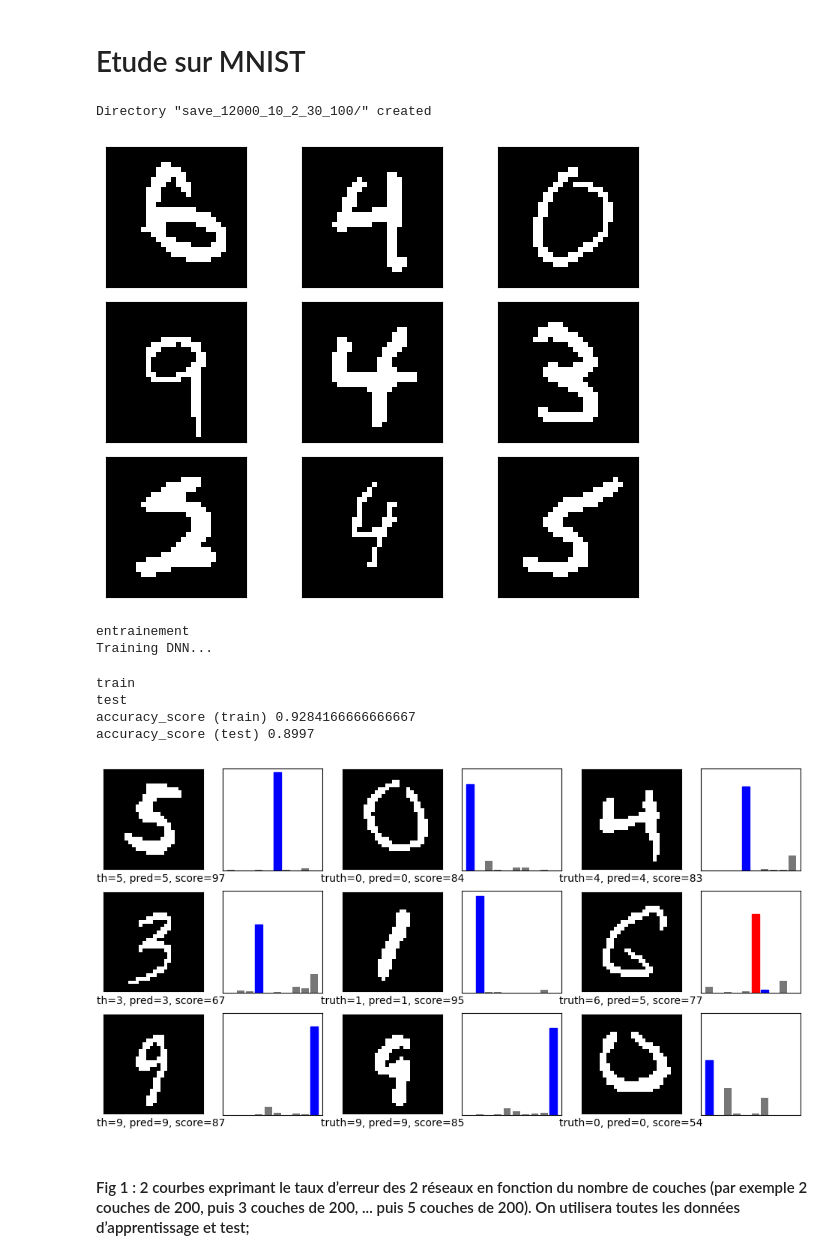
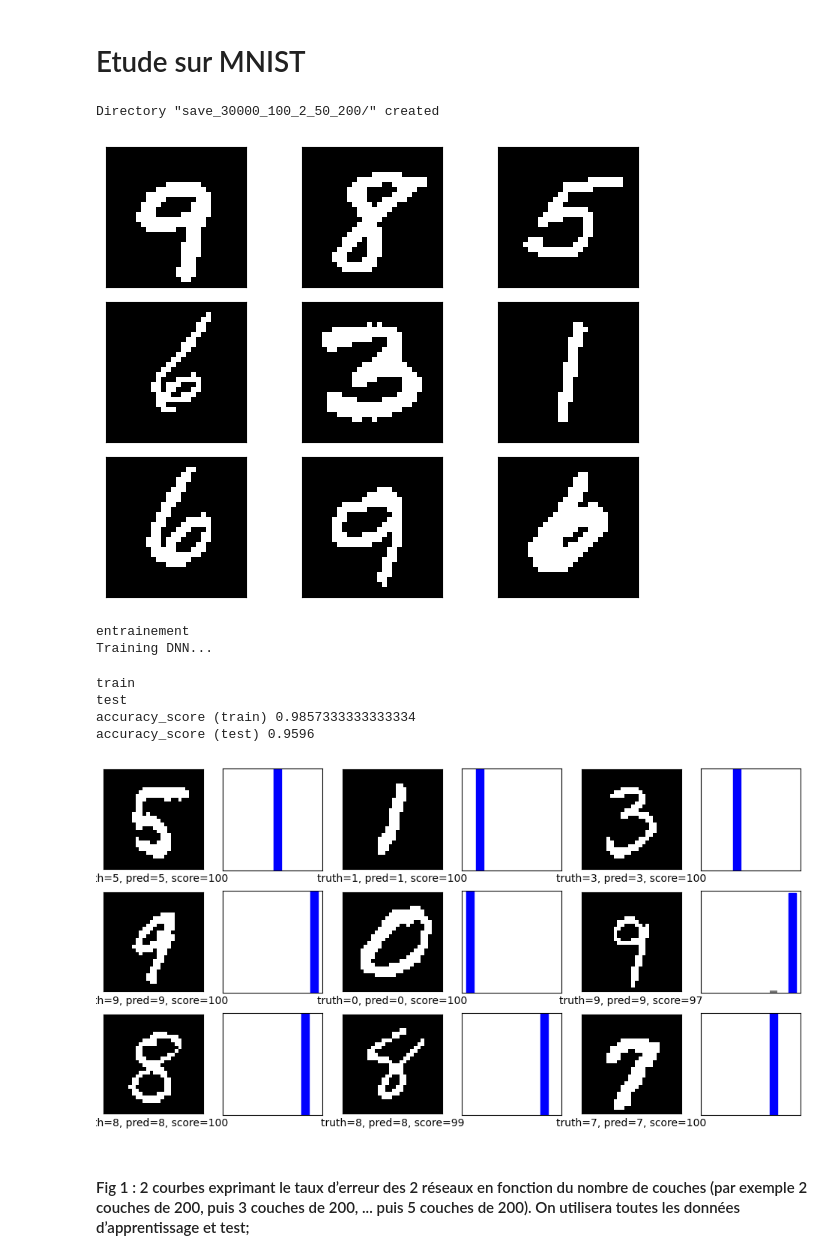
Before and after one commit to AlexiaALLAL/dl2_project, a Jupyter notebook: dl_2_project.ipynb, the cells around one changed output. Drawn from its saved outputs; the diff is of its cells as text; code cells hidden in the pictures.

Commit message:
true param with plots 2 hidden

```diff
--- a/dl_2_project.ipynb
+++ b/dl_2_project.ipynb
@@ -786,11 +788,11 @@ DBN
 # Etude sur MNIST
 # %%
 #----------
-train_size = 12000 # Default = 30000
-n_main = 10 # standard number of neurons per layer (default = 100)
+train_size = 30000 # Default = 30000
+n_main = 100 # standard number of neurons per layer (default = 100)
 n_hidden = 2 # default = 2
-pretrain_iter = 30 # 100 default = 50?
-train_iter = 100 # 200 default = 200?
+pretrain_iter = 50 # 100 default = 50?
+train_iter = 200 # 200 default = 200?
 
 # Create directory to save plots
 savepath = 'save' + '_' + str(train_size) + '_' + str(n_main) + '_' + str(n_hidden) + '_' + str(pretrain_iter) +'_' + str(train_iter) + '/'
@@ -806,33 +808,33 @@ lr = 0.1
 
 n_layers = [784] + [n_main] * n_hidden + [10]
 # %% [output]
-Directory "save_12000_10_2_30_100/" created
+Directory "save_30000_100_2_50_200/" created
 # %%
 plot_data(X_train.reshape(-1, 28, 28), save="mnist")
 # %% [output]
-[figure, old version]
+[figure, new version]
 # %%
 ce, score, train_score = DNN_main(
     X_train,
     X_test,
     y_train,
     y_test,
-    n_layers=[784, n_main, 10], #--------
+    n_layers=[784] + [n_main] * n_hidden + [10], #--------
     lr=lr,
     batch_size=batch_size,
     pretrain_iter=None,
     train_iter=train_iter,
     show_preds=True,
     verbose=True,
 )
 # %% [output]
 entrainement
 Training DNN...
 train
 test
-accuracy_score (train) 0.9284166666666667
-accuracy_score (test) 0.8997
+accuracy_score (train) 0.9857333333333334
+accuracy_score (test) 0.9596
-[figure, old version]
+[figure, new version]
 # %% [markdown]
 #### Fig 1 : 2 courbes exprimant le taux d’erreur des 2 réseaux en fonction du nombre de couches (par exemple 2 couches de 200, puis 3 couches de 200, ... puis 5 couches de 200). On utilisera toutes les données d’apprentissage et test;
 # %%
```
Also changed, not shown: parts of 16 cells of this notebook.
